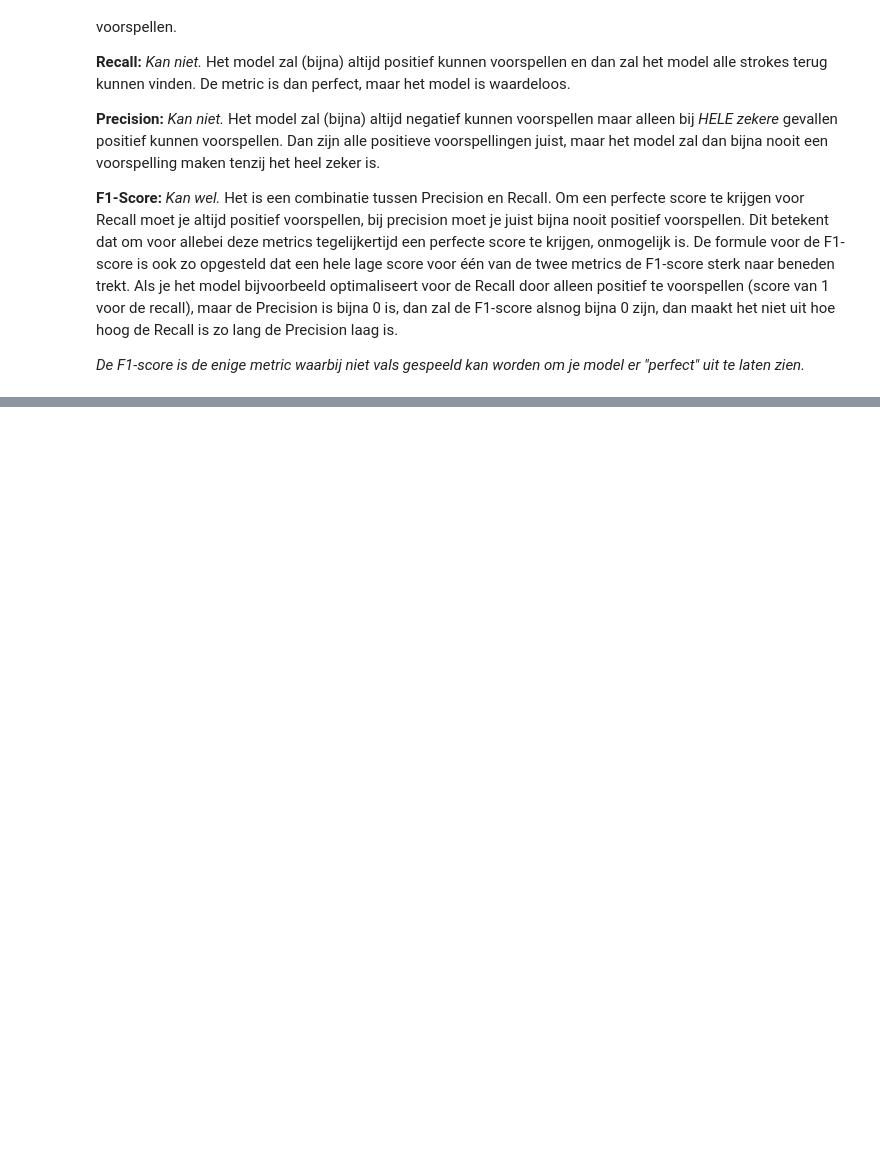
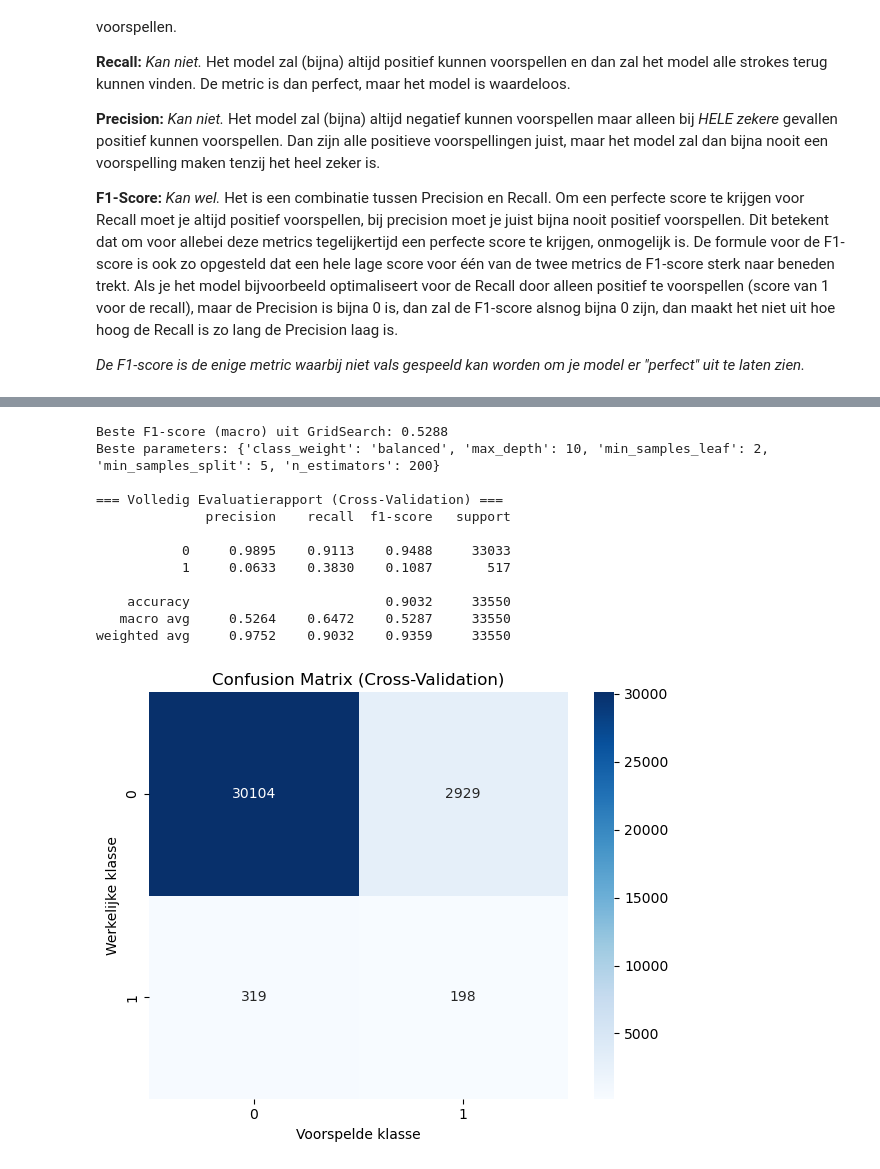
Before and after one commit to ikkekoe08/machine-learning, a Jupyter notebook: portfolio.ipynb, the cells around one changed output, grey strips where cells are left out. Cells and saved outputs as stored; diff of their text form; code cells hidden in the pictures; blank space fills up the shorter version.

Commit message:
svm bijna af, ensembles af

```diff
--- a/portfolio.ipynb
+++ b/portfolio.ipynb
@@ -474,0 +644,80 @@ De beste manier om dit uit te leggen, is omdat het mogelijk is om bij elk andere
+# %%
+import matplotlib.pyplot as plt
+import seaborn as sns
+from sklearn.ensemble import RandomForestClassifier
+from sklearn.metrics import classification_report, confusion_matrix
+from sklearn.model_selection import (
+    GridSearchCV,
+    StratifiedKFold,
+    cross_val_predict,
+)
+
+# 1. Dataset laden (vervang 'train' door jouw geladen DataFrame)
+# train = pd.read_csv("data.csv")
+X_train, y_train = train.drop(columns=["stroke"]), train["stroke"]
+
+# 2. GridSearch instellen met F1-score als evaluatiemetriek
+rf_model = RandomForestClassifier(random_state=42)
+param_grid = {
+    "n_estimators": [50, 100, 200],
+    "max_depth": [None, 10, 20],
+    "min_samples_split": [2, 5],
+    "min_samples_leaf": [1, 2],
+    "class_weight": [None, "balanced"],  # Helpt F1-score te verbeteren bij ongemiddelde klassen (zoals stroke)
+}
+
+cv = StratifiedKFold(n_splits=5, shuffle=True, random_state=42)
+
+grid_search = GridSearchCV(
+    estimator=rf_model,
+    param_grid=param_grid,
+    cv=cv,
+    scoring="f1_macro",  # Optimaliseert specifiek op F1-score (macro)
+    n_jobs=-1,
+)
+
+grid_search.fit(X_train, y_train)
+
+# 3. Beste F1-score en parameters printen
+print(f"Beste F1-score (macro) uit GridSearch: {grid_search.best_score_:.4f}")
+print(f"Beste parameters: {grid_search.best_params_}\n")
+
+# 4. Out-of-fold voorspellingen genereren op de trainingsset
+best_rf = grid_search.best_estimator_
+y_pred = cross_val_predict(best_rf, X_train, y_train, cv=cv)
+
+# 5. Volledig overzicht van metrieken (Accuracy, Precision, Recall, F1-score)
+print("=== Volledig Evaluatierapport (Cross-Validation) ===")
+print(classification_report(y_train, y_pred, digits=4))
+
+# 6. Confusion matrix berekenen en visualiseren
+cm = confusion_matrix(y_train, y_pred)
+
+plt.figure(figsize=(6, 5))
+sns.heatmap(
+    cm,
+    annot=True,
+    fmt="d",
+    cmap="Blues",
+    xticklabels=[0, 1],
+    yticklabels=[0, 1],
+)
+plt.title("Confusion Matrix (Cross-Validation)")
+plt.xlabel("Voorspelde klasse")
+plt.ylabel("Werkelijke klasse")
+plt.tight_layout()
+plt.show()
+# %% [output]
+Beste F1-score (macro) uit GridSearch: 0.5288
+Beste parameters: {'class_weight': 'balanced', 'max_depth': 10, 'min_samples_leaf': 2, 'min_samples_split': 5, 'n_estimators': 200}
+
+=== Volledig Evaluatierapport (Cross-Validation) ===
+              precision    recall  f1-score   support
+
+           0     0.9895    0.9113    0.9488     33033
+           1     0.0633    0.3830    0.1087       517
+
+    accuracy                         0.9032     33550
+   macro avg     0.5264    0.6472    0.5287     33550
+weighted avg     0.9752    0.9032    0.9359     33550
+[figure, added]
```
Also changed, not shown: parts of 20 cells of this notebook.
